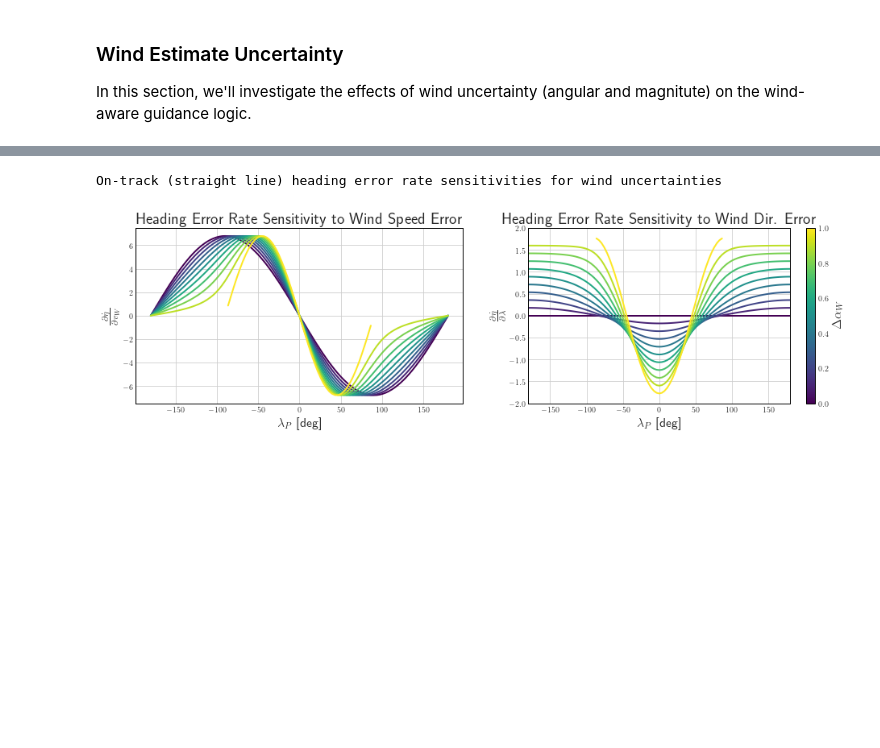
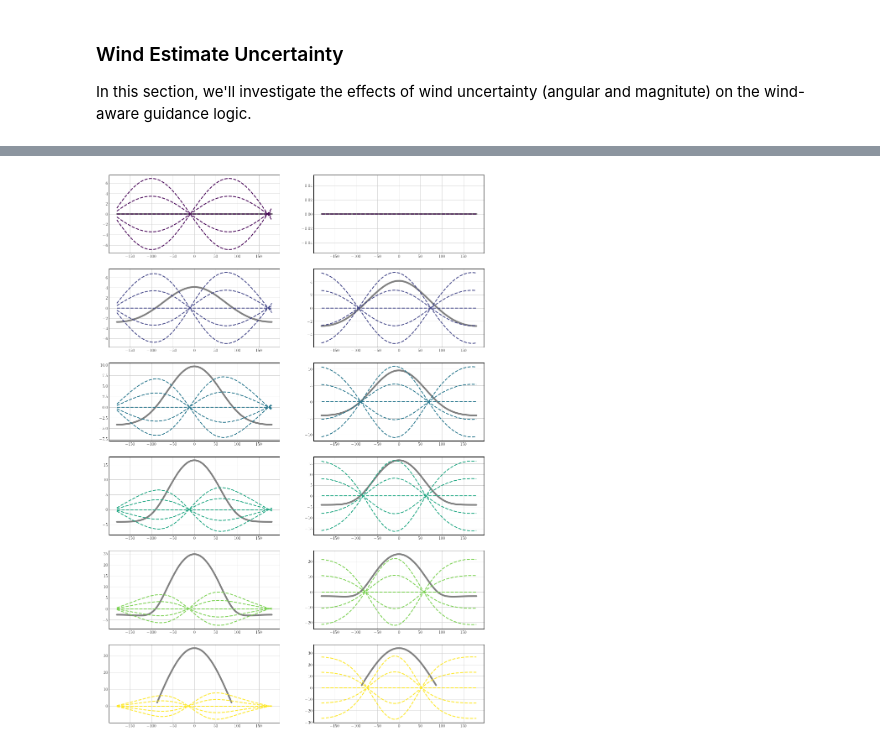
Before and after one commit to tstastny/windy_guidance_stability_analysis, a Jupyter notebook: Stability Analysis of Wind-Aware Guidance for Fixed-Wing UAVs.ipynb, the cells around one changed output, grey strips where cells are left out. Cells and saved outputs as stored; diff of their text form; code cells hidden in the pictures; blank space fills up the shorter version.

Commit message:
sensitivity analysis for curved uncertain wind aware compared to gsp -- still need to add labels...

```diff
--- a/Stability Analysis of Wind-Aware Guidance for Fixed-Wing UAVs.ipynb
+++ b/Stability Analysis of Wind-Aware Guidance for Fixed-Wing UAVs.ipynb
@@ -1062,36 +1120,52 @@ for i in range(len_alpW):
 # %%
 cmap = plt.cm.get_cmap('viridis', len_dvW)
 
-fig = plt.figure(figsize=(16,4))
-spec = gridspec.GridSpec(ncols=2, nrows=1, figure=fig)
+idx_alpW = range(0, len_alpW, 2)
+len_idx_alpW = len(idx_alpW)
 
-ax1 = fig.add_subplot(spec[:, 0])
-ax2 = fig.add_subplot(spec[:, 1])
+fig = plt.figure(figsize=(16,4*len_idx_alpW))
+spec = gridspec.GridSpec(ncols=2, nrows=len_idx_alpW, figure=fig)
 
-ax1.set_title(r'Heading Error Rate Sensitivity to Wind Speed Error')
-ax1.set_xlabel(r'${\lambda_P}$ [deg]')
-ax1.set_ylabel(r'$\frac{\partial\dot{\eta}}{\partial v_W}$')
-for i in range(len_alpW):
-    ax1.plot(np.rad2deg(lP_data), np.rad2deg(dndot_dvW_data[i,:]), linewidth=plot_lw, color=cmap(i))
+len_err_vW = 5
+err_vW = 1*np.linspace(-1,1,len_err_vW)
 
-ax2.set_title(r'Heading Error Rate Sensitivity to Wind Dir. Error')
-ax2.set_xlabel(r'${\lambda_P}$ [deg]')
-ax2.set_ylabel(r'$\frac{\partial\dot{\eta}}{\partial \lambda}$')
-for i in range(len_alpW):
-    ax2.plot(np.rad2deg(lP_data), dndot_dl_data[i,:], linewidth=plot_lw, color=cmap(i))
-ax2.set_xlim(np.rad2deg([lP_data[0], lP_data[-1]]))
-ax2.set_ylim([-2, 2])
+for i in range(len_idx_alpW):
+    ax = fig.add_subplot(spec[i,0])
+    ax.plot(np.rad2deg(lP_data), np.rad2deg(ndot0_data_gsp[idx_alpW[i],:]), linewidth=plot_lw*2, color='tab:gray')
+    for j in range(len_err_vW):
+        ax.plot(np.rad2deg(lP_data), np.rad2deg(dndot_dvW_data[i,:] * err_vW[j]), linestyle='--', linewidth=plot_lw, color=cmap(idx_alpW[i]))
 
-# plot dummy data to have stand alone colorbar
-dummy_array = np.array([[0,1]])
-dummy_plot = ax2.imshow(dummy_array, cmap='viridis')
-dummy_plot.set_visible(False)
-fig.colorbar(dummy_plot, ax=ax2, label=r'$\Delta \alpha_W$')
+len_err_dl = 5
+err_dl = np.deg2rad(np.linspace(-30,30,len_err_dl))
 
-print('On-track (straight line) heading error rate sensitivities for wind uncertainties')
-ax2.set_aspect('auto')
+for i in range(len_idx_alpW):
+    ax = fig.add_subplot(spec[i,1])
+    ax.plot(np.rad2deg(lP_data), np.rad2deg(ndot0_data_gsp[idx_alpW[i],:]), linewidth=plot_lw*2, color='tab:gray')
+    for j in range(len_err_vW):
+        ax.plot(np.rad2deg(lP_data), np.rad2deg(dndot_dl_data[i,:] * err_dl[j]), linestyle='--', linewidth=plot_lw, color=cmap(idx_alpW[i]))
+
+# ax1.set_xlabel(r'${\lambda_P}$ [deg]')
+# ax1.set_ylabel(r'$\dot{\eta}$')
+
+
+# ax2.set_title(r'Ground Speed Feedback')
+# ax2.set_xlabel(r'${\lambda_P}$ [deg]')
+# ax2.set_ylabel(r'$\dot{\eta}$')
+# for i in range(len_alpW):
+#     ax2.plot(np.rad2deg(lP_data), np.rad2deg(ndot0_data_gsp[i,:]), linewidth=plot_lw, color=cmap(i))
+# ax2.set_xlim(np.rad2deg([lP_data[0], lP_data[-1]]))
+# ax2.set_ylim([-5, 35])
+
+# # plot dummy data to have stand alone colorbar
+# dummy_array = np.array([[0,1]])
+# dummy_plot = ax2.imshow(dummy_array, cmap='viridis')
+# dummy_plot.set_visible(False)
+# fig.colorbar(dummy_plot, ax=ax2, label=r'$\Delta \alpha_W$')
+
+# pstr = 'On track heading error rate given R_P = {0:.1f}'.format(1.0/kapP1)
+# print(pstr)
+# ax2.set_aspect('auto')
 
 plt.show()
 # %% [output]
-On-track (straight line) heading error rate sensitivities for wind uncertainties
-[figure, old version]
+[figure, new version]
```
Also changed, not shown: parts of 3 cells of this notebook.
